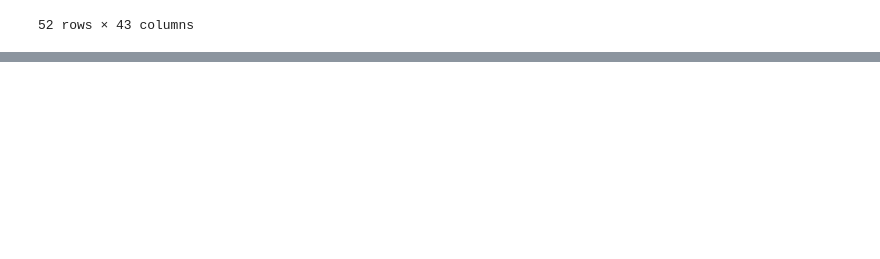
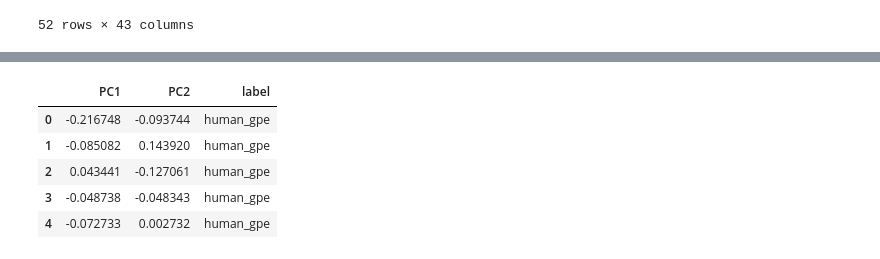
Before and after one commit to mismayil/creative-story-gen, a Jupyter notebook: src/analysis.ipynb, the cells around one changed output, grey strips where cells are left out. Cells and saved outputs as stored; diff of their text form; code cells hidden in the pictures; blank space fills up the shorter version.

```diff
--- a/src/analysis.ipynb
+++ b/src/analysis.ipynb
@@ -235,0 +408,9 @@ claude_results[claude_results["group_id"].str.contains("low")]
+# %%
+pca_df.head()
+# %% [output]
+|  | PC1 | PC2 | label |
+| 0 | -0.216748 | -0.093744 | human_gpe |
+| 1 | -0.085082 | 0.143920 | human_gpe |
+| 2 | 0.043441 | -0.127061 | human_gpe |
+| 3 | -0.048738 | -0.048343 | human_gpe |
+| 4 | -0.072733 | 0.002732 | human_gpe |
```
Also changed, not shown: parts of 10 cells of this notebook, 51 other files.
